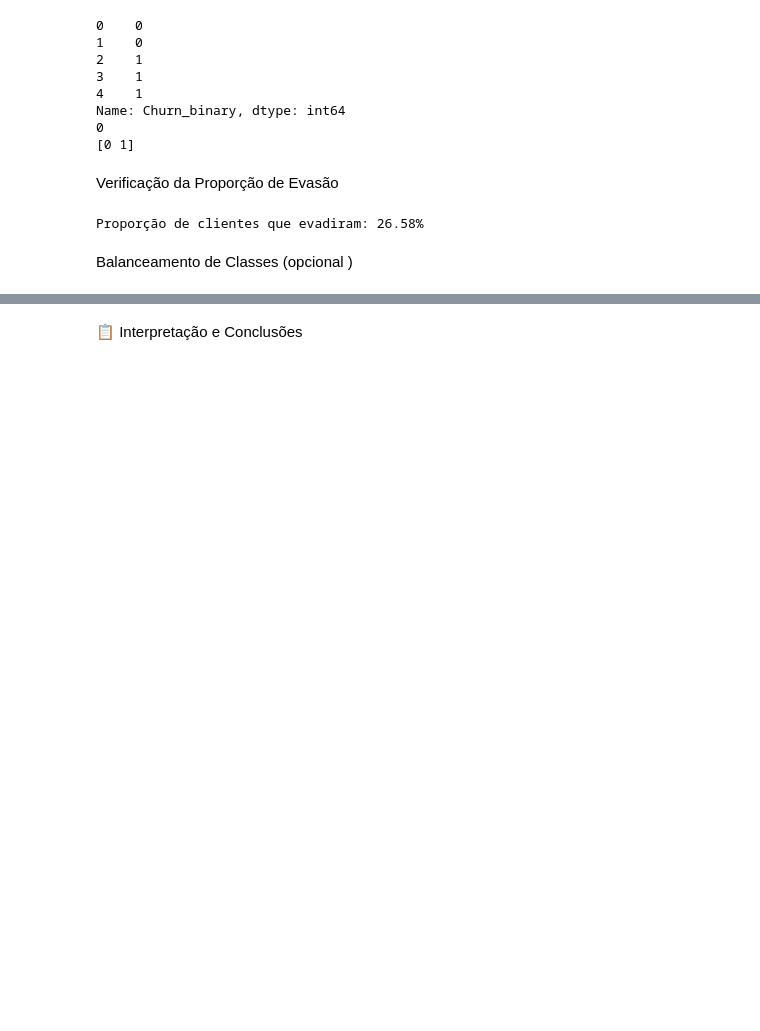
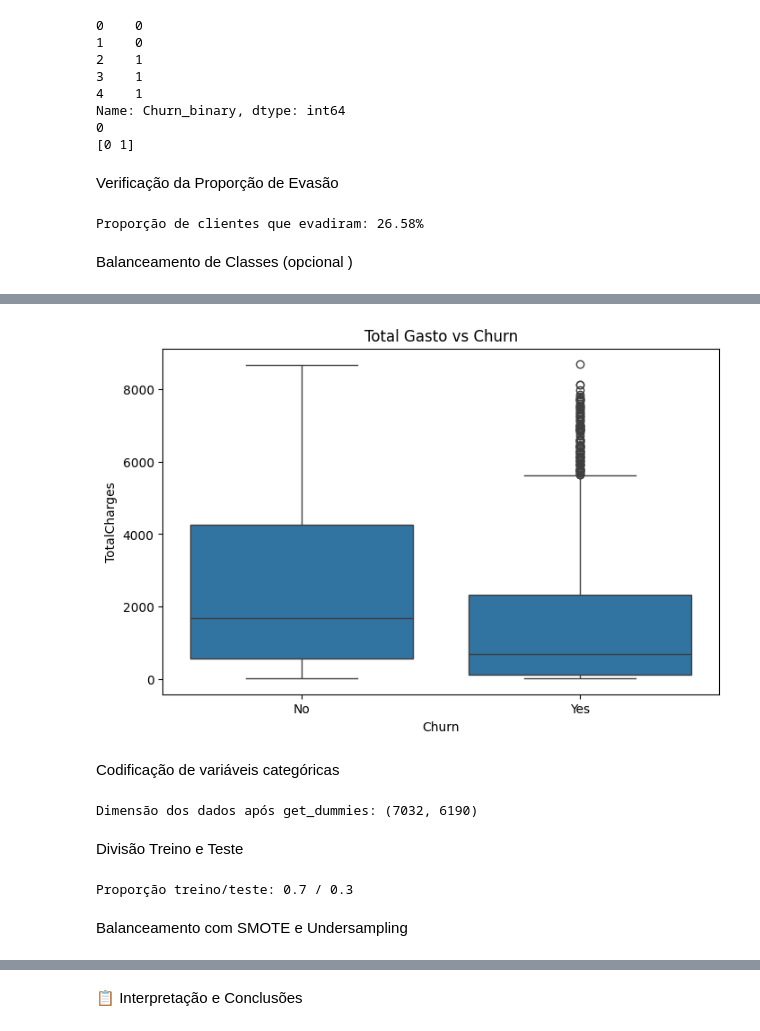
Before and after one commit to JoseSilva84/Desafio-Telecom-X-parte-2, a Jupyter notebook: Desafio Telecom X parte 2.ipynb, the cells around one changed output, grey strips where cells are left out. Drawn from its saved outputs; the diff is of its cells as text; code cells hidden in the pictures; blank space fills up the shorter version.

```diff
--- a/Desafio Telecom X parte 2.ipynb
+++ b/Desafio Telecom X parte 2.ipynb
@@ -162,0 +179,30 @@ Criação de Modelos
+# %%
+plt.figure(figsize=(8,5))
+sns.boxplot(x='Churn', y='TotalCharges', data=telecom_dados)
+plt.title("Total Gasto vs Churn")
+plt.show()
+# %% [output]
+[figure, added]
+# %% [markdown]
+Codificação de variáveis categóricas
+# %%
+categoricas = telecom_dados.select_dtypes(include=['object']).columns.tolist()
+dados_encoded = pd.get_dummies(telecom_dados, columns=categoricas, drop_first=True)
+
+X = dados_encoded.drop(['Churn_binary'], axis=1)
+y = dados_encoded['Churn_binary']
+
+print(f"Dimensão dos dados após get_dummies: {dados_encoded.shape}")
+# %% [output]
+Dimensão dos dados após get_dummies: (7032, 6190)
+# %% [markdown]
+Divisão Treino e Teste
+# %%
+X_train, X_test, y_train, y_test = train_test_split(
+    X, y, test_size=0.3, random_state=42, stratify=y)
+
+print(f"Proporção treino/teste: {1 - 0.3:.1f} / {0.3:.1f}")
+# %% [output]
+Proporção treino/teste: 0.7 / 0.3
+# %% [markdown]
+Balanceamento com SMOTE e Undersampling
```
Also changed, not shown: parts of 46 cells of this notebook, 1 other file.
